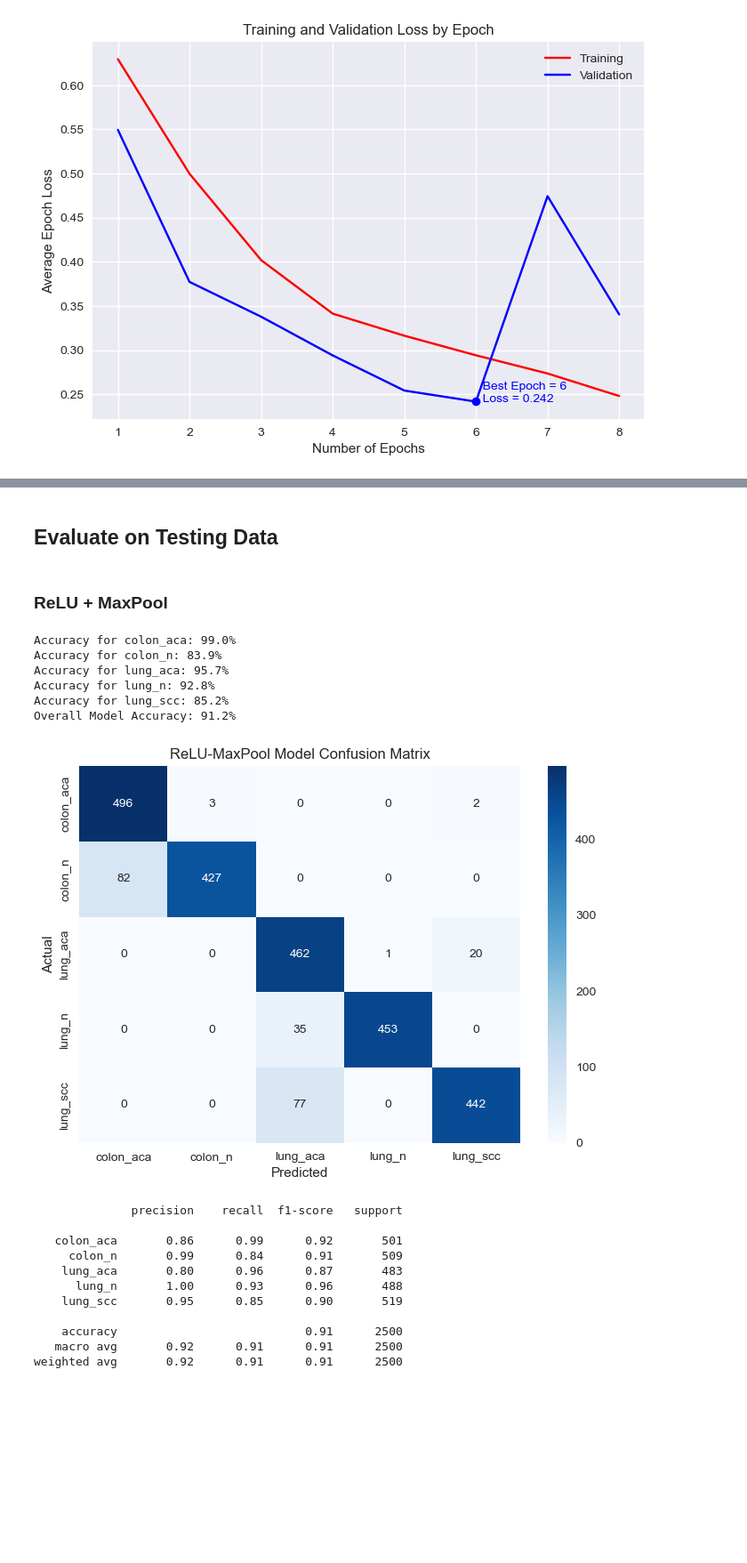
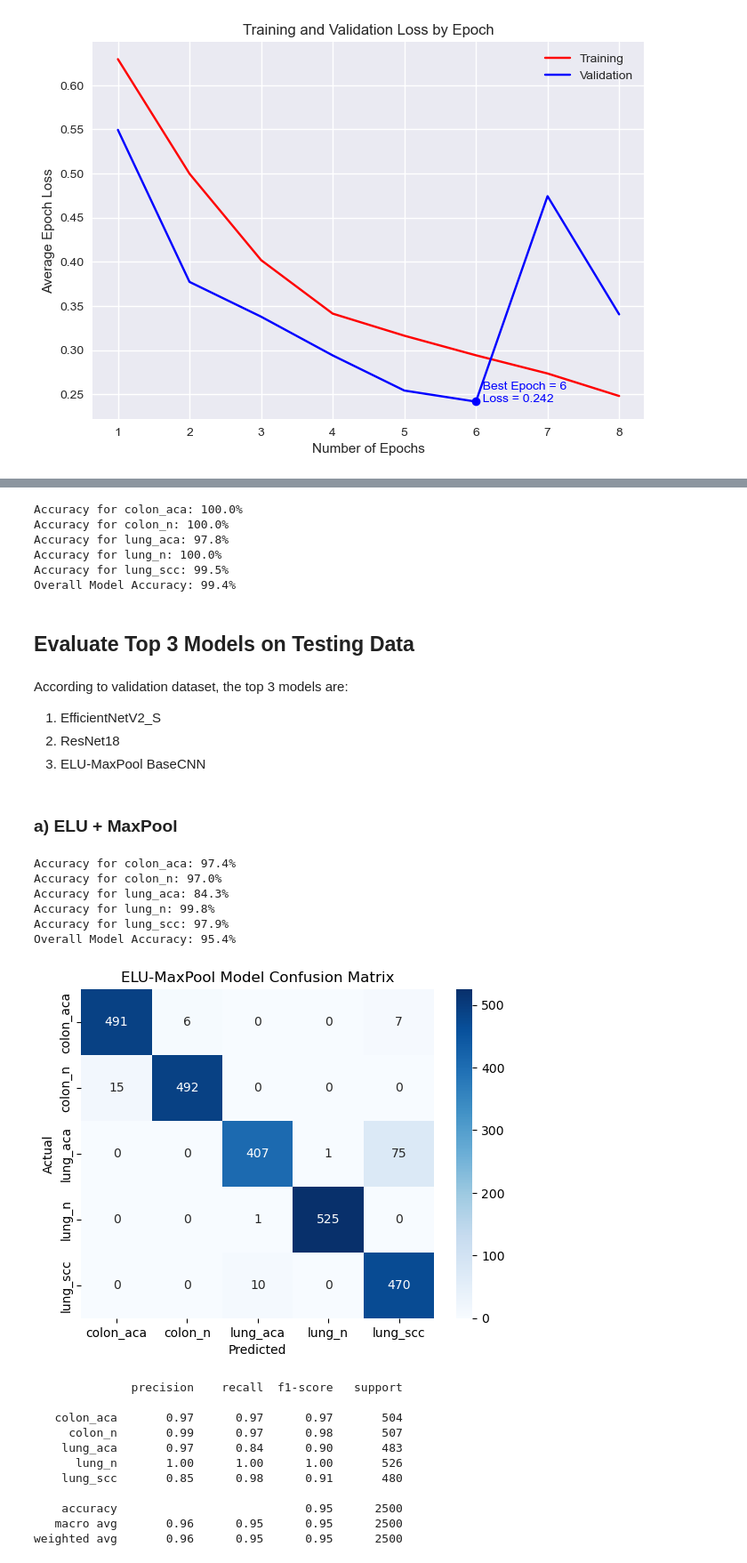
Before and after one commit to garrett-lam/CancerHistopathologyCNN, a Jupyter notebook: lung_colon_CNN.ipynb, the cells around one changed output, grey strips where cells are left out. Shown at 89% size. Drawn from its saved outputs; the diff is of its cells as text; code cells hidden in the pictures; blank space fills up the shorter version.

Commit message:
[ADD] reimplemented loadModel to work for all, computed valid accs, ran top 3 models on test

```diff
--- a/lung_colon_CNN.ipynb
+++ b/lung_colon_CNN.ipynb
@@ -274,32 +435,46 @@ plotTrain(train_loss6, valid_loss6)
+# %%
+_, valid_acc8, _ = loadModel('effnetV2_S', None, None, img_size, valid_loader, classes, device)
+# %% [output]
+Accuracy for colon_aca: 100.0%
+Accuracy for colon_n: 100.0%
+Accuracy for lung_aca: 97.8%
+Accuracy for lung_n: 100.0%
+Accuracy for lung_scc: 99.5%
+Overall Model Accuracy: 99.4%
 # %% [markdown]
-## **Evaluate on Testing Data**
+## **Evaluate Top 3 Models on Testing Data**
+# %% [markdown]
+According to validation dataset, the top 3 models are:
+1. EfficientNetV2_S
+2. ResNet18
+3. ELU-MaxPool BaseCNN
 # %%
 y_true = [] # Get true labels from test_loader
 for data, labels in test_loader:
     y_true.extend(labels.tolist())
 # %% [markdown]
-### ReLU + MaxPool
+### a) ELU + MaxPool
 # %%
-_, _, preds1 = loadModel('relu', 'max', img_size, test_loader, classes, device)
-preds1 = ypredToList(preds1)
-confMtx(y_true, preds1, 'ReLU-MaxPool', classes)
-print(classification_report(y_true, preds1, target_names=classes))
+_, _, elu_max_preds = loadModel('baseCNN', 'elu', 'max', img_size, test_loader, classes, device)
+elu_max_preds = ypredToList(elu_max_preds)
+confMtx(y_true, elu_max_preds, 'ELU-MaxPool', classes)
+print(classification_report(y_true, elu_max_preds, target_names=classes))
 # %% [output]
-Accuracy for colon_aca: 99.0%
-Accuracy for colon_n: 83.9%
-Accuracy for lung_aca: 95.7%
-Accuracy for lung_n: 92.8%
-Accuracy for lung_scc: 85.2%
-Overall Model Accuracy: 91.2%
+Accuracy for colon_aca: 97.4%
+Accuracy for colon_n: 97.0%
+Accuracy for lung_aca: 84.3%
+Accuracy for lung_n: 99.8%
+Accuracy for lung_scc: 97.9%
+Overall Model Accuracy: 95.4%
-[figure, old version]
+[figure, new version]
               precision    recall  f1-score   support
 
-   colon_aca       0.86      0.99      0.92       501
-     colon_n       0.99      0.84      0.91       509
-    lung_aca       0.80      0.96      0.87       483
-      lung_n       1.00      0.93      0.96       488
-    lung_scc       0.95      0.85      0.90       519
+   colon_aca       0.97      0.97      0.97       504
+     colon_n       0.99      0.97      0.98       507
+    lung_aca       0.97      0.84      0.90       483
+      lung_n       1.00      1.00      1.00       526
+    lung_scc       0.85      0.98      0.91       480
 
-    accuracy                           0.91      2500
-   macro avg       0.92      0.91      0.91      2500
-weighted avg       0.92      0.91      0.91      2500
+    accuracy                           0.95      2500
+   macro avg       0.96      0.95      0.95      2500
+weighted avg       0.96      0.95      0.95      2500
```
Also changed, not shown: parts of 63 cells of this notebook, 3 other files.
